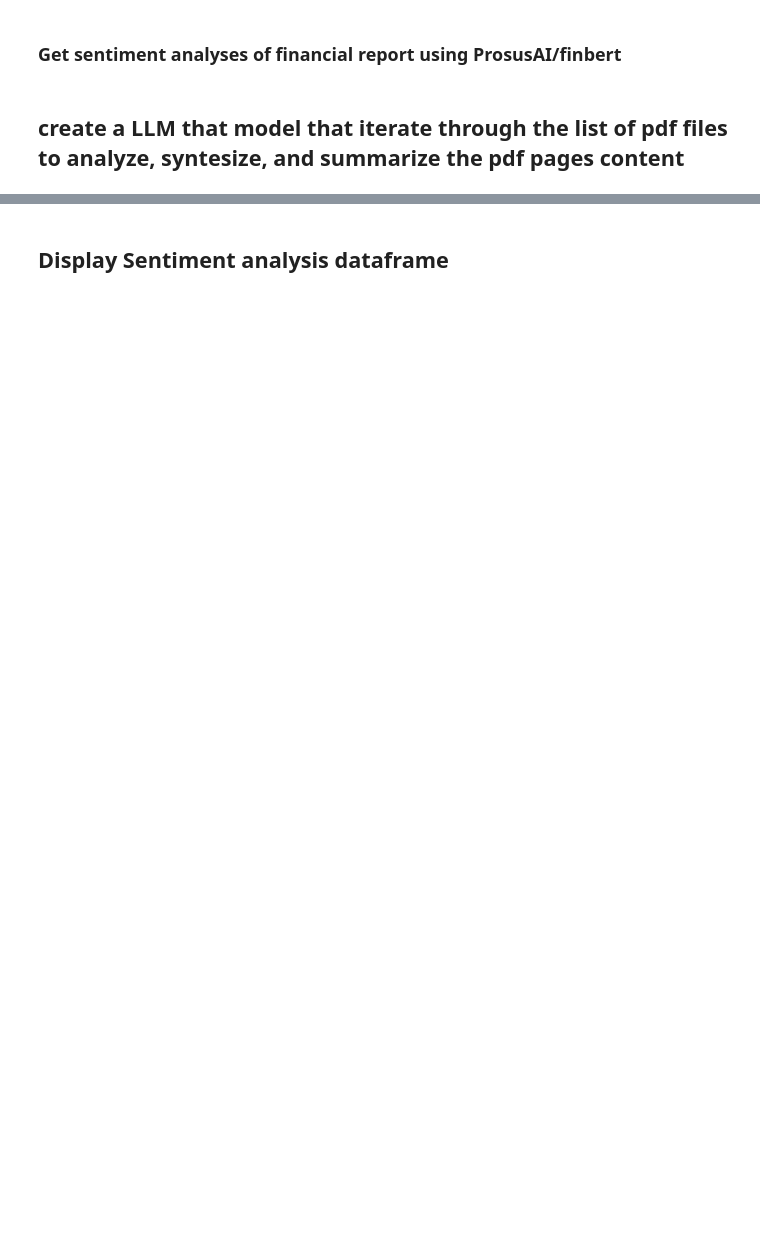
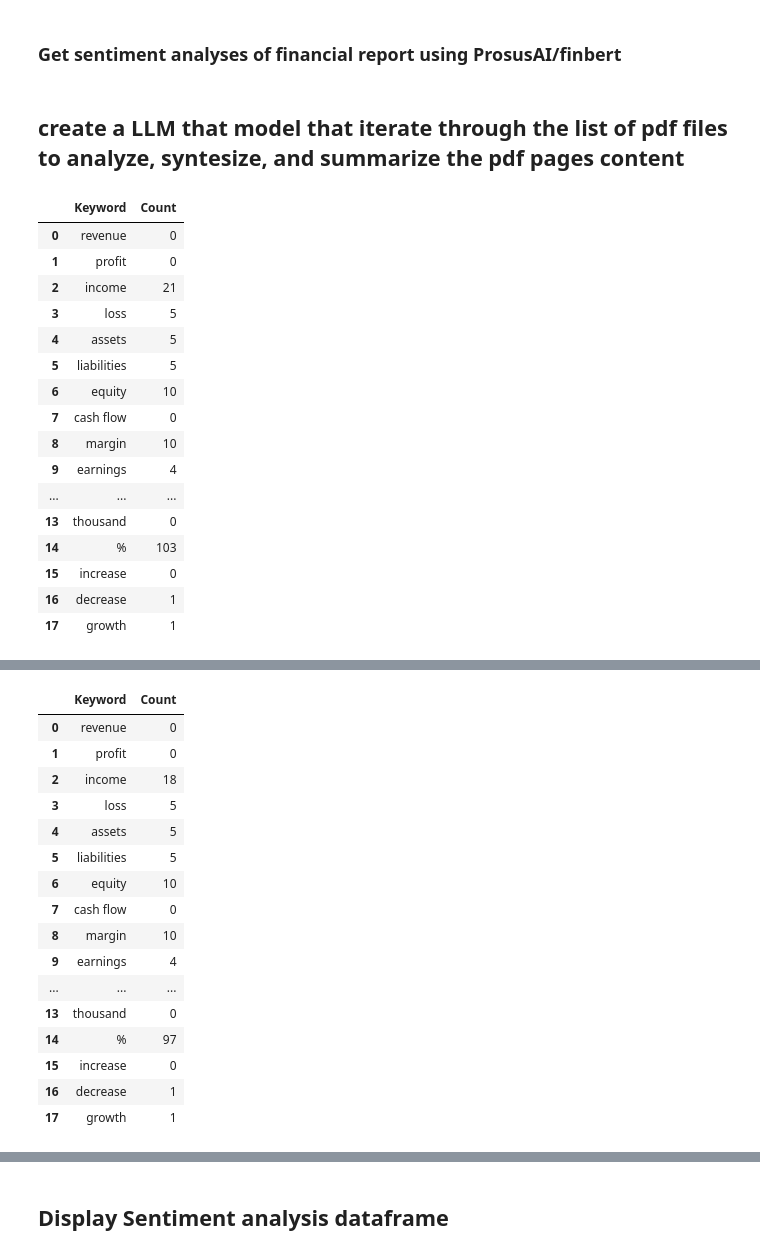
Before and after one commit to inCloset/group3_final_project, a Jupyter notebook: final_project.ipynb, the cells around one changed output, grey strips where cells are left out. Drawn from its saved outputs; the diff is of its cells as text; code cells hidden in the pictures; blank space fills up the shorter version.

```diff
--- a/final_project.ipynb
+++ b/final_project.ipynb
@@ -271,22 +278,40 @@ def save_summary_to_file(company, date, summary):
 # %%
 detail_company_data = []
 for info in company_info:
     link = info['link']
     date = info['filing_date']
     company = info['company']
     filing_text = beautiful_soup(link, company, date)
-    # save_summary_to_file(company, date, summarize_financial_report(filing_text, num_sentences=3))
+    save_summary_to_file(company, date, summarize_financial_report(filing_text, num_sentences=3))
     print(f"Filing text for {company} on {date} saved.")
     # Append the filing text to the data list
     detail_company_data.append({
         "company": company,
         "filing_date": date,
         "filing_text": filing_text
     })
 print(overall_sentiment(detail_company_data[0]['filing_text']))
 # Create a DataFrame from the data list and overall sentiment
 data_df = pd.DataFrame(detail_company_data)
 sentiment_results = data_df["filing_text"].apply(overall_sentiment)
 data_df["sentiment"] = sentiment_results.apply(lambda x: x["overall_sentiment"])
 data_df["sentiment_score"] = sentiment_results.apply(lambda x: x["average_score"])
 data_df = data_df.drop(columns=["filing_text"])
+# %% [output]
+|  | Keyword | Count |
+| 0 | revenue | 0 |
+| 1 | profit | 0 |
+| 2 | income | 21 |
+| 3 | loss | 5 |
+| 4 | assets | 5 |
+| 5 | liabilities | 5 |
+| 6 | equity | 10 |
+| 7 | cash flow | 0 |
+| 8 | margin | 10 |
+| 9 | earnings | 4 |
+| ... | ... | ... |
+| 13 | thousand | 0 |
+| 14 | % | 103 |
+| 15 | increase | 0 |
+| 16 | decrease | 1 |
+| 17 | growth | 1 |
@@ -292,0 +319,17 @@ data_df = data_df.drop(columns=["filing_text"])
+|  | Keyword | Count |
+| 0 | revenue | 0 |
+| 1 | profit | 0 |
+| 2 | income | 18 |
+| 3 | loss | 5 |
+| 4 | assets | 5 |
+| 5 | liabilities | 5 |
+| 6 | equity | 10 |
+| 7 | cash flow | 0 |
+| 8 | margin | 10 |
+| 9 | earnings | 4 |
+| ... | ... | ... |
+| 13 | thousand | 0 |
+| 14 | % | 97 |
+| 15 | increase | 0 |
+| 16 | decrease | 1 |
+| 17 | growth | 1 |
```
Also changed, not shown: parts of 7 cells of this notebook.
